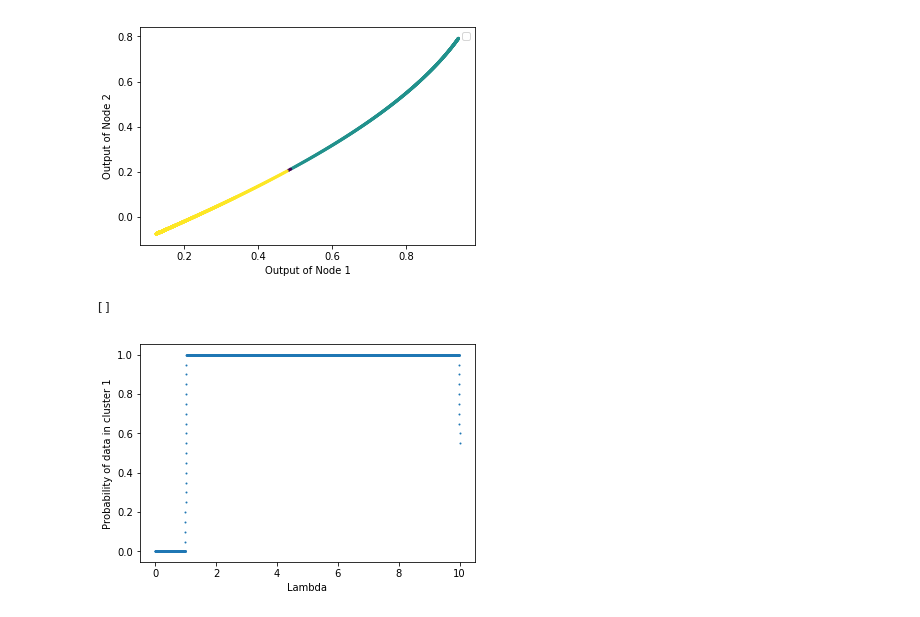
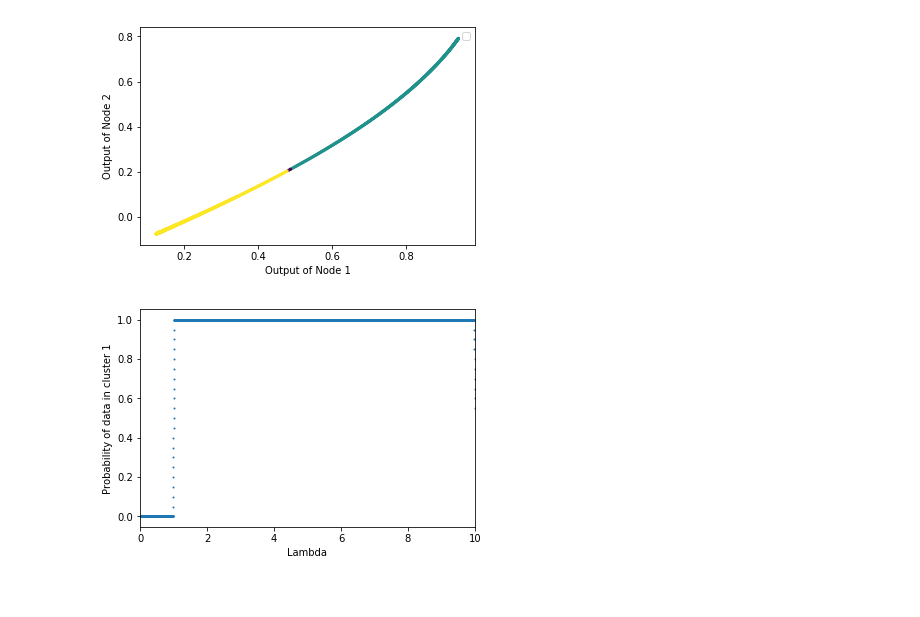
Before and after one commit to ChengTsungPao/working, a Jupyter notebook: python/Jupyter/keras/Autoencoder/Autoencoder(run).ipynb, the cells around one changed output. Drawn from its saved outputs; the diff is of its cells as text; code cells hidden in the pictures.

```diff
--- a/python/Jupyter/keras/Autoencoder/Autoencoder(run).ipynb
+++ b/python/Jupyter/keras/Autoencoder/Autoencoder(run).ipynb
@@ -503,26 +501,27 @@ No handles with labels found to put in legend.
 # %%
 # print(clustering.labels_)
 window = 10
 
 # print(indices)
 # print(np.where(indices[0]<2))
 prob_val = []
 cluster = 1
 size = len(clustering.labels_)
 for i in range(size):
     if i < window :
         values = clustering.labels_[:i+10]
     else :
         values = clustering.labels_[i-10:i+10]
     prob_val.append( len(np.where(values == cluster)[0])/(2*window) )
 
 plt.scatter(z_val,prob_val,s=1)
 plt.xlabel("Lambda")
 plt.ylabel("Probability of data in cluster 1")
+plt.xlim(0, 10)
 plt.plot()
+plt.savefig("fig")
 # %% [output]
-[]
-[figure, old version]
+[figure, new version]
 # %%
 # encoded_imgs_copy.sort(axis=0)
 # check_this.sort(axis=0)
```
Also changed, not shown: parts of 6 cells of this notebook, 6 other files.
